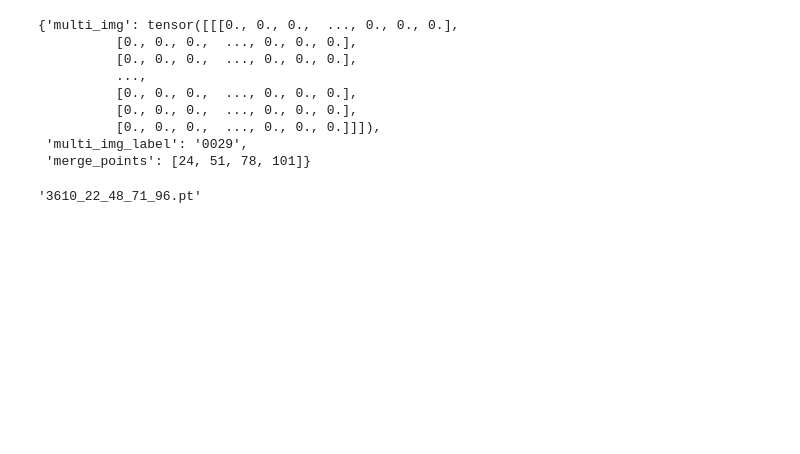
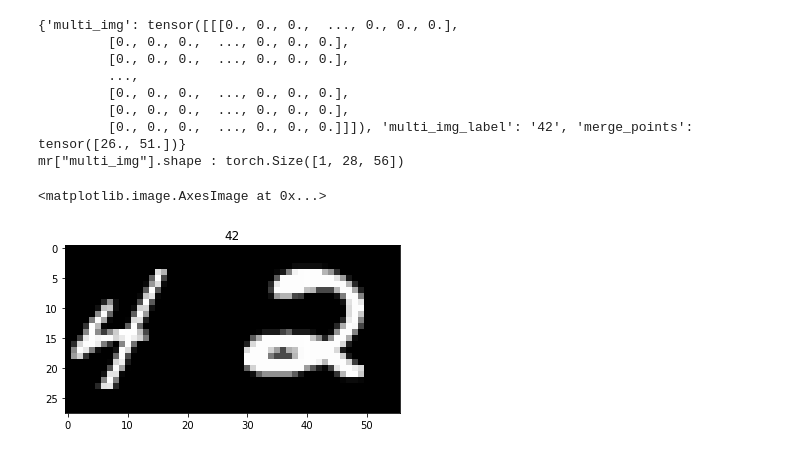
Before and after one commit to BorScho/multi_digit_MNIST, a Jupyter notebook: makeMultiDigits.ipynb, the cells around one changed output. Cells and saved outputs as stored; diff of their text form; code cells hidden in the pictures; blank space fills up the shorter version.

```diff
--- a/makeMultiDigits.ipynb
+++ b/makeMultiDigits.ipynb
@@ -179,19 +150 @@ def write_multi_records(target_directory, number_of_cifers, mumber_of_records):
         torch.save(multi_record, target_dir / multi_name)
-# %%
-# load example:
-mr = torch.load("Mnist4/0029_24_51_78_101.pt")
-mr
-# %% [output]
-{'multi_img': tensor([[[0., 0., 0.,  ..., 0., 0., 0.],
-          [0., 0., 0.,  ..., 0., 0., 0.],
-          [0., 0., 0.,  ..., 0., 0., 0.],
-          ...,
-          [0., 0., 0.,  ..., 0., 0., 0.],
-          [0., 0., 0.,  ..., 0., 0., 0.],
-          [0., 0., 0.,  ..., 0., 0., 0.]]]),
- 'multi_img_label': '0029',
- 'merge_points': [24, 51, 78, 101]}
-# %%
-multi_name
-# %% [output]
-'3610_22_48_71_96.pt'
@@ -197,0 +155,23 @@ multi_name
+# %%
+# load example:
+mr = torch.load("test2/42_26_51.pt")
+print(mr)
+
+import torchvision.transforms as TT
+import matplotlib.pyplot as plt
+t_img = mr["multi_img"]
+print(f"mr[\"multi_img\"].shape : {t_img.shape}")
+img = TT.ToPILImage()(mr["multi_img"])
+plt.title(mr["multi_img_label"])
+plt.imshow(img, cmap="gray")
+# %% [output]
+{'multi_img': tensor([[[0., 0., 0.,  ..., 0., 0., 0.],
+         [0., 0., 0.,  ..., 0., 0., 0.],
+         [0., 0., 0.,  ..., 0., 0., 0.],
+         ...,
+         [0., 0., 0.,  ..., 0., 0., 0.],
+         [0., 0., 0.,  ..., 0., 0., 0.],
+         [0., 0., 0.,  ..., 0., 0., 0.]]]), 'multi_img_label': '42', 'merge_points': tensor([26., 51.])}
+mr["multi_img"].shape : torch.Size([1, 28, 56])
+<matplotlib.image.AxesImage at 0x...>
+[figure, added]
```
Also changed, not shown: parts of 9 cells of this notebook, 2 other files.
